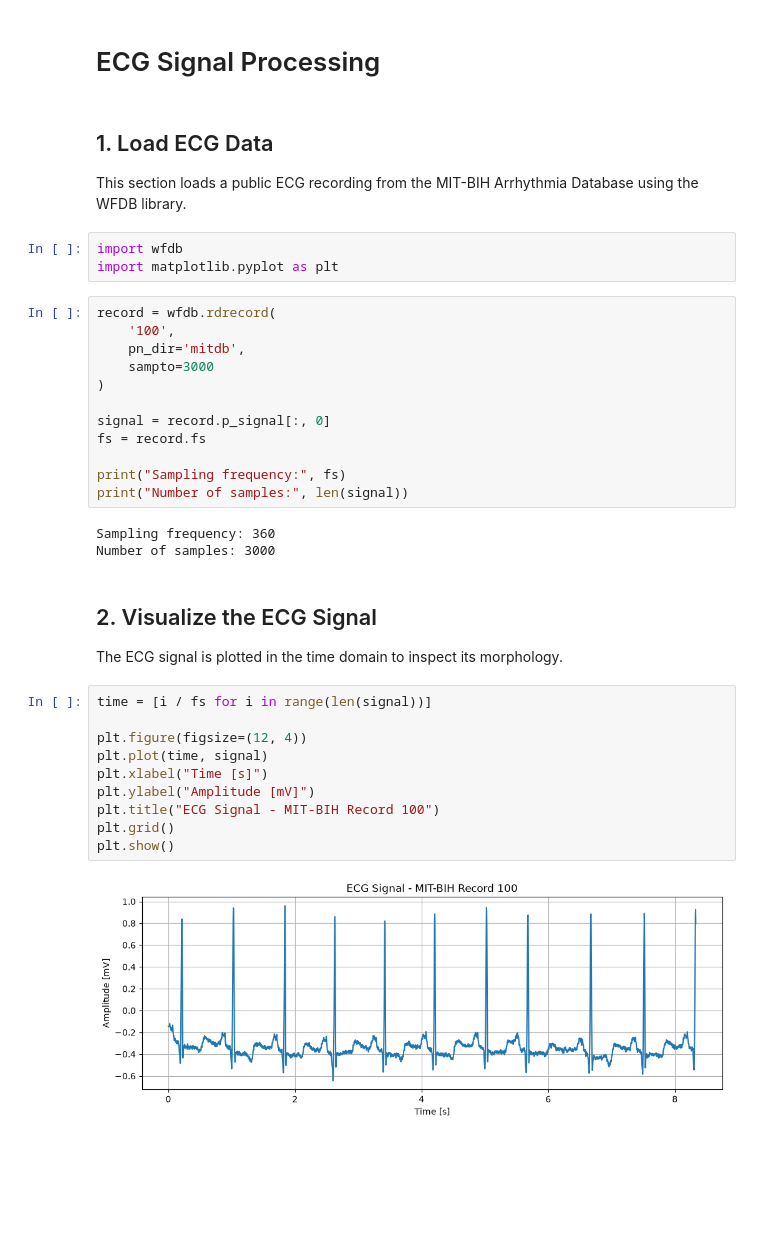
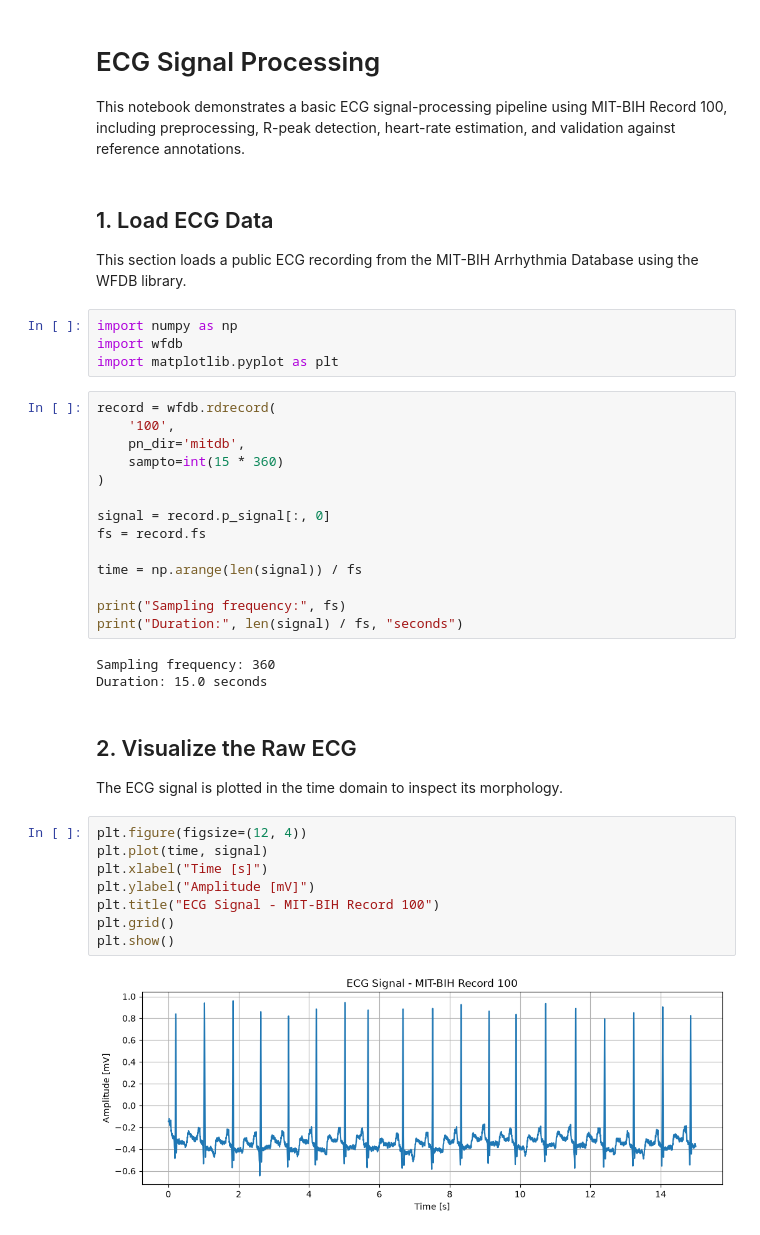
Before and after one commit to vhancajimal/ecg-signal-processing, a Jupyter notebook: notebooks/01_ecg_visualization.ipynb, the cells around one changed output. Saved outputs shown, nothing was run; the diff lists cells and outputs as text; blank space fills up the shorter version.

Commit message:
Finalize ECG signal processing project

```diff
--- a/notebooks/01_ecg_visualization.ipynb
+++ b/notebooks/01_ecg_visualization.ipynb
@@ -1,40 +1,43 @@
 # %% [markdown]
 # ECG Signal Processing
+
+This notebook demonstrates a basic ECG signal-processing pipeline using MIT-BIH Record 100, including preprocessing, R-peak detection, heart-rate estimation, and validation against reference annotations.
 # %% [markdown]
 ## 1. Load ECG Data
 
 This section loads a public ECG recording from the MIT-BIH Arrhythmia Database using the WFDB library.
 # %%
+import numpy as np
 import wfdb
 import matplotlib.pyplot as plt
 # %%
 record = wfdb.rdrecord(
     '100',
     pn_dir='mitdb',
-    sampto=3000
+    sampto=int(15 * 360)
 )
 
 signal = record.p_signal[:, 0]
 fs = record.fs
 
+time = np.arange(len(signal)) / fs
+
 print("Sampling frequency:", fs)
-print("Number of samples:", len(signal))
+print("Duration:", len(signal) / fs, "seconds")
 # %% [output]
 Sampling frequency: 360
-Number of samples: 3000
+Duration: 15.0 seconds
 # %% [markdown]
-## 2. Visualize the ECG Signal
+## 2. Visualize the Raw ECG
 
 The ECG signal is plotted in the time domain to inspect its morphology.
 # %%
-time = [i / fs for i in range(len(signal))]
-
 plt.figure(figsize=(12, 4))
 plt.plot(time, signal)
 plt.xlabel("Time [s]")
 plt.ylabel("Amplitude [mV]")
 plt.title("ECG Signal - MIT-BIH Record 100")
 plt.grid()
 plt.show()
 # %% [output]
-[figure, old version]
+[figure, new version]
```
Also changed, not shown: parts of 26 cells of this notebook, 1 other file.
